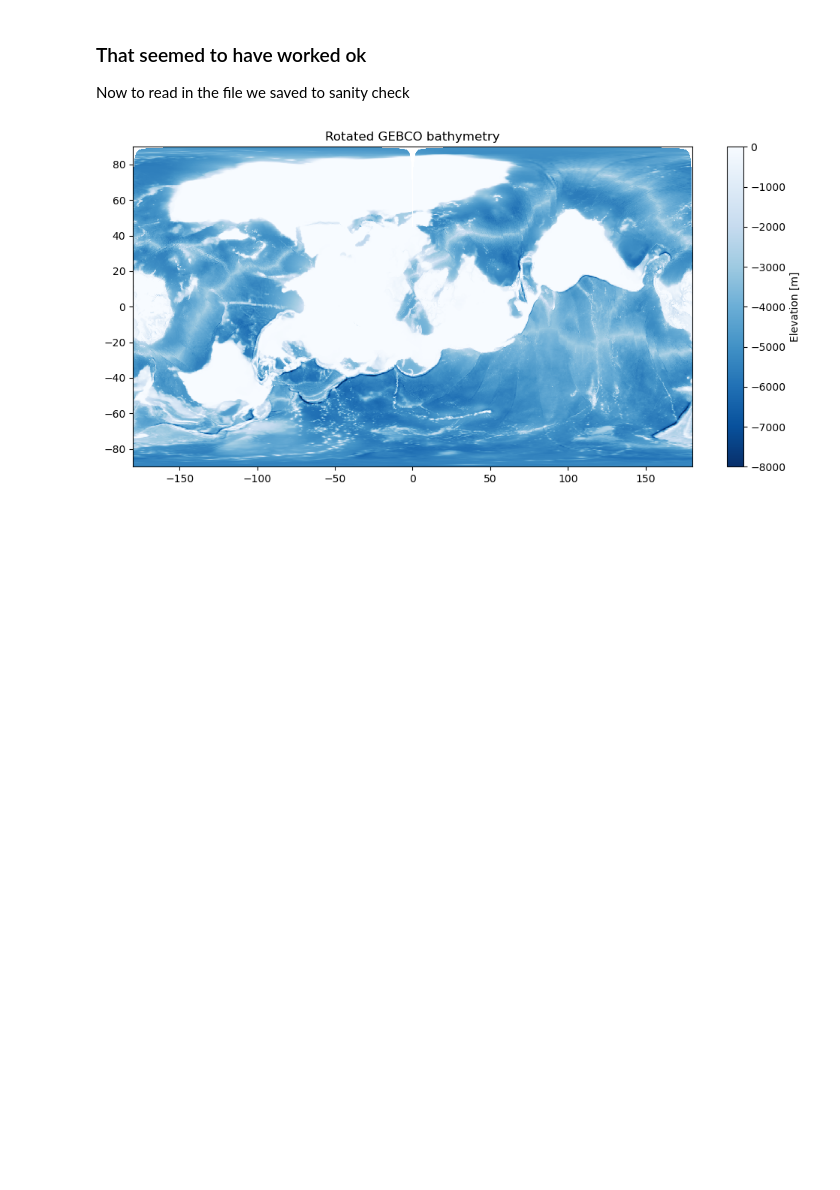
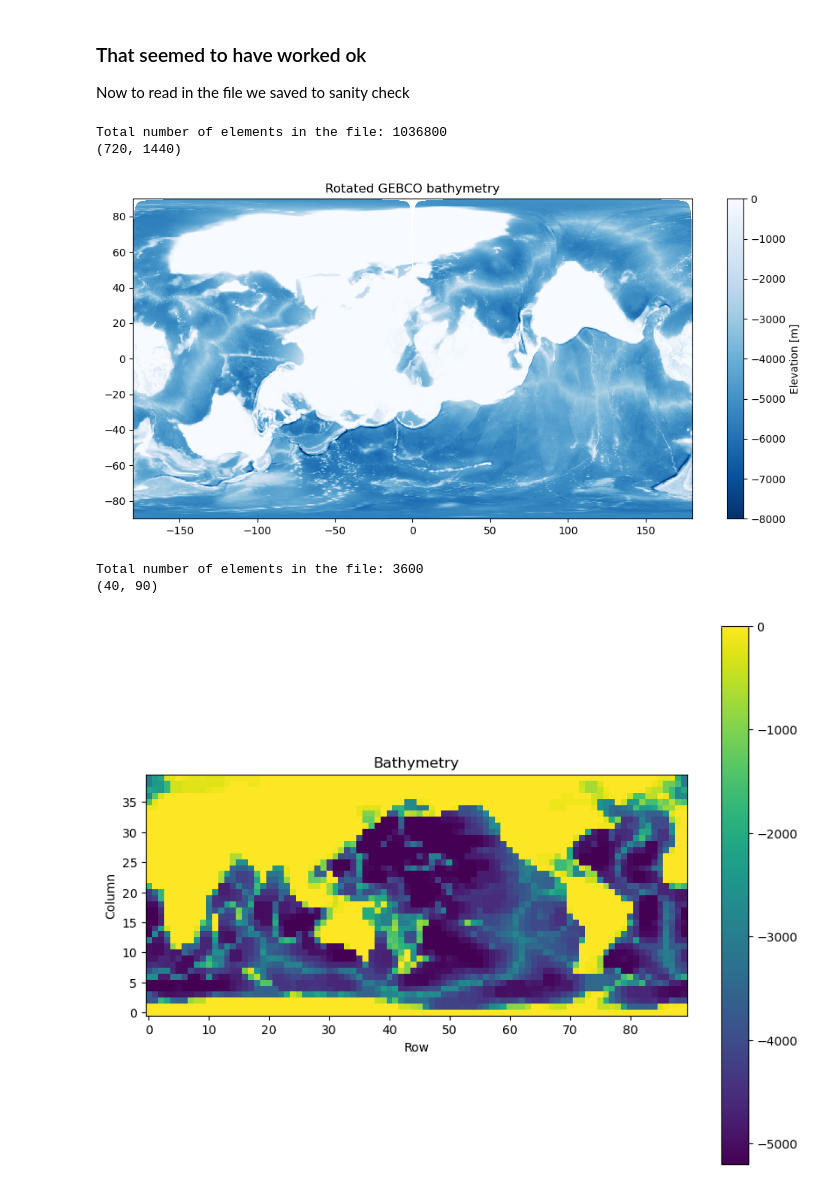
Before and after one commit to Shruichan/cs185c_spring2025, a Jupyter notebook: Rotate_The_Earth/Rotating_Bathymetry.ipynb, the cells around one changed output. Cells and saved outputs as stored; diff of their text form; code cells hidden in the pictures; blank space fills up the shorter version.

Commit message:
coarsened rotated

```diff
--- a/Rotate_The_Earth/Rotating_Bathymetry.ipynb
+++ b/Rotate_The_Earth/Rotating_Bathymetry.ipynb
@@ -282,10 +282,10 @@ rotate_file_path = 'C:/Users/romed/Desktop/github fixer/cs185c_spring2025/Rotate
 dtype = np.float32
 lon_c = lon_c
 lat_c = lat_c
-
 bathy_rot = np.fromfile(rotate_file_path, dtype=dtype)
+print("Total number of elements in the file:", bathy_rot.size)
 bathy_rot = bathy_rot.reshape(len(lat_c), len(lon_c))
-
+print(np.shape(bathy_rot))
 
 plt.figure(figsize=(10, 5))
 plt.pcolormesh(lon_c, lat_c, bathy_rot,
@@ -295,4 +295,33 @@ plt.colorbar(label="Elevation [m]")
 plt.tight_layout()
 plt.show()
 # %% [output]
+Total number of elements in the file: 1036800
+(720, 1440)
 [figure]
+# %%
+# read in the bathymetry grid
+file_path = 'C:/Users/romed/Desktop/github fixer/cs185c_spring2025/Rotate_The_Earth/unrotatedbathymetry.bin'
+sNx = 45
+sNy = 40
+nSx =   2
+nSy =   1
+nPx =   1
+nPy =   1
+Nx  = sNx*nSx*nPx
+Ny  = sNy*nSy*nPy
+
+bathymetry = np.fromfile(file_path, '>f4').reshape((Ny, Nx))
+print("Total number of elements in the file:", bathymetry.size)
+print(np.shape(bathymetry))
+# make a plot of the bathymetry
+plt.figure(figsize=(10,8))
+plt.imshow(bathymetry, origin='lower')
+plt.colorbar()
+plt.title('Bathymetry')
+plt.xlabel('Row')
+plt.ylabel('Column')
+plt.show()
+# %% [output]
+Total number of elements in the file: 3600
+(40, 90)
+[figure, added]
```
Also changed, not shown: parts of 2 cells of this notebook, 1 other file.
